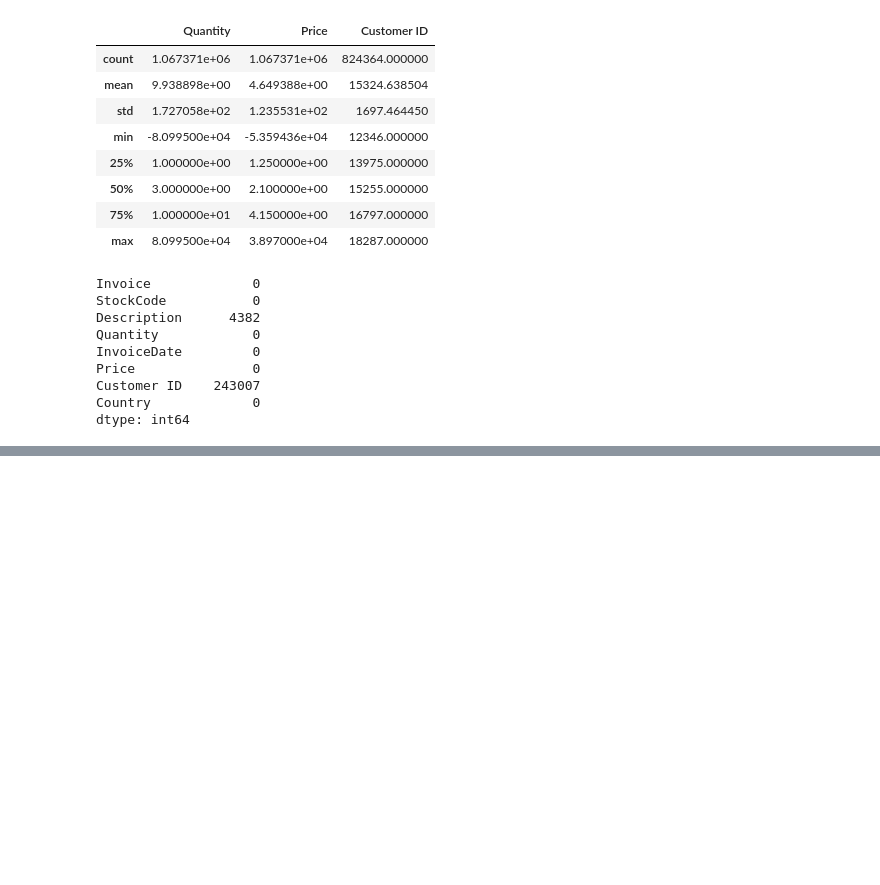
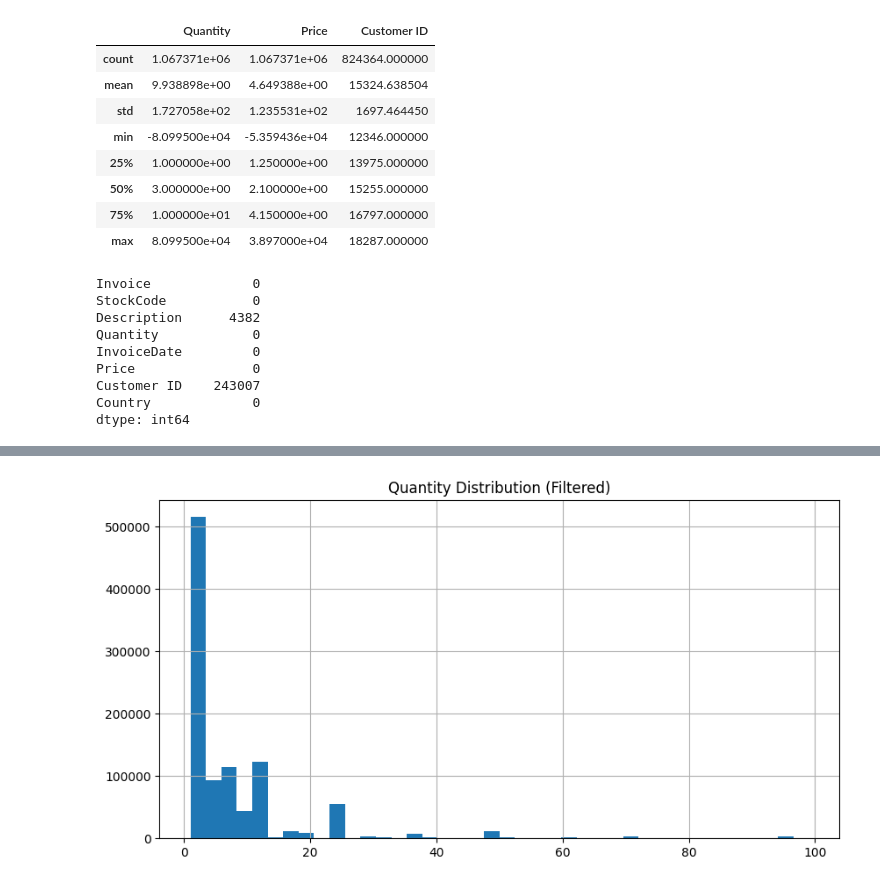
Before and after one commit to AranyakD/RetailPulse, a Jupyter notebook: notebooks/01_data_exploration.ipynb, the cells around one changed output, grey strips where cells are left out. Saved outputs shown, nothing was run; the diff lists cells and outputs as text; code cells hidden in the pictures; blank space fills up the shorter version.

```diff
--- a/notebooks/01_data_exploration.ipynb
+++ b/notebooks/01_data_exploration.ipynb
@@ -57,0 +159,7 @@ dtype: int64
+# %%
+plt.figure(figsize=(10,5))
+df[(df["Quantity"] > 0) & (df["Quantity"] < 100)]["Quantity"].hist(bins=40)
+plt.title("Quantity Distribution (Filtered)")
+plt.show()
+# %% [output]
+[figure, added]
```
Also changed, not shown: parts of 16 cells of this notebook.
